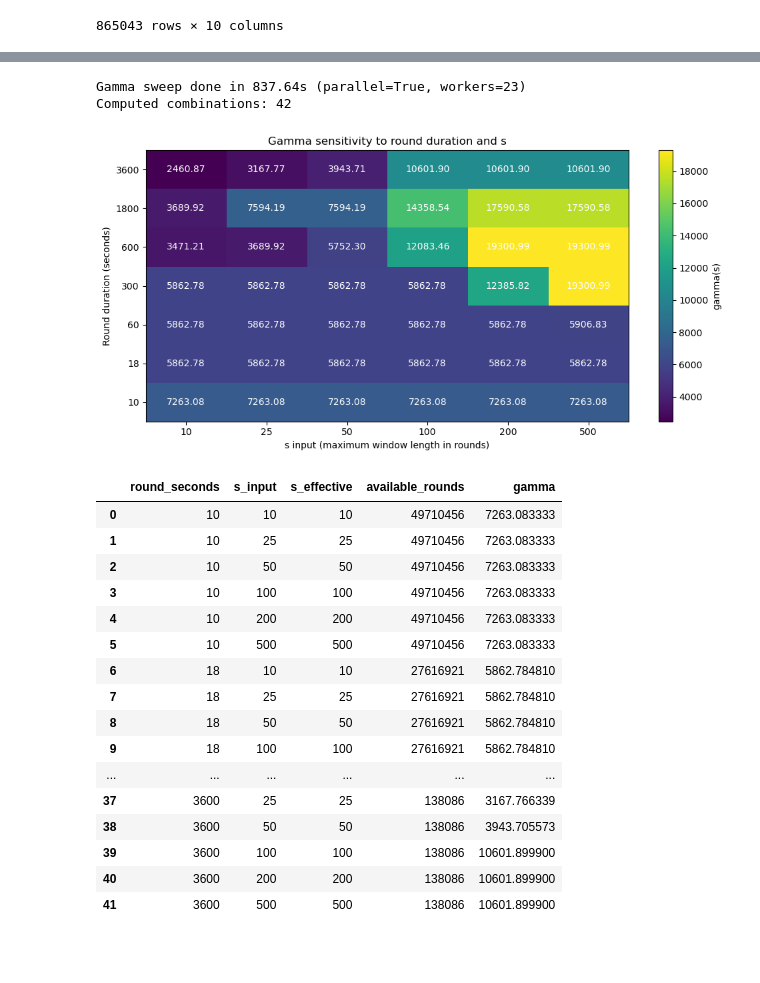
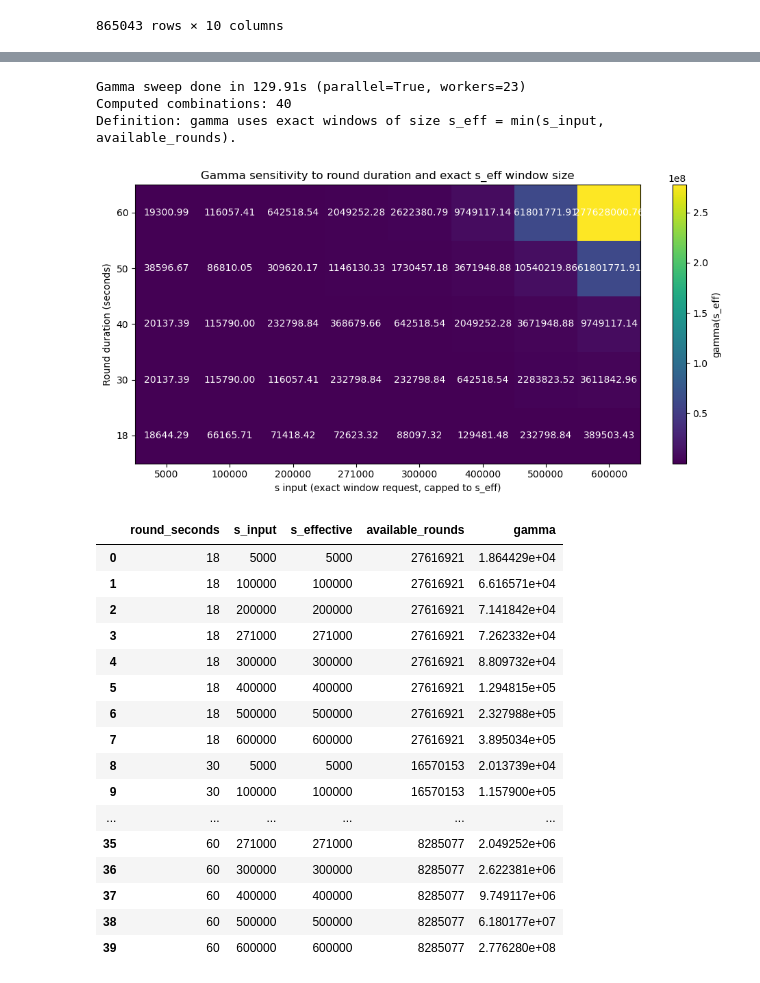
Before and after one commit to loicmiller/variable-mls, a Jupyter notebook: analysis/bitcoin-gamma-estimation.ipynb, the cells around one changed output, grey strips where cells are left out. Saved outputs shown, nothing was run; the diff lists cells and outputs as text; code cells hidden in the pictures; blank space fills up the shorter version.

Commit message:
Gamma analysis

```diff
--- a/analysis/bitcoin-gamma-estimation.ipynb
+++ b/analysis/bitcoin-gamma-estimation.ipynb
@@ -254,7 +254,7 @@ print(' - missing_ratio: missing_rounds / full_rounds')
 print(round_duration_diagnostics)
 
 # Choose a larger round duration to reduce empty-round sparsity.
-ROUND_SECONDS = 600
+ROUND_SECONDS = 18
 
 # Observed rounds only (no fill yet).
 df_rounds_valid = df_valid.copy()
@@ -425,9 +413,9 @@ import time
 import matplotlib.pyplot as plt
 from concurrent.futures import ThreadPoolExecutor
 
-# Sweep both round duration and s to visualize how gamma behaves.
-ROUND_SECONDS_GRID = [10, 18, 60, 300, 600, 1800, 3600]
-S_INPUT_GRID = [10, 25, 50, 100, 200, 500]
+# Sweep round duration and requested s to visualize gamma over exact s_eff windows.
+ROUND_SECONDS_GRID = [18, 30, 40, 50, 60]
+S_INPUT_GRID = [5000, 100000, 200000, 271000, 300000, 400000, 500000, 600000]
 
 # Toggle parallel execution for the parameter sweep.
 USE_PARALLEL = True
@@ -440,7 +428,7 @@ def build_round_hashrate_for_seconds(round_seconds: int) -> pd.DataFrame:
 
         round_idx = floor((block_time - genesis_time) / round_seconds)
 
-    Blocks in the same round are averaged.  The resulting sparse series is then
+    Blocks in the same round are averaged. The resulting sparse series is then
     expanded to cover every consecutive round between the first and last observed
     round, and empty rounds are filled via linear interpolation followed by
     forward/backward fill for any remaining edge gaps.
@@ -452,13 +440,13 @@ def build_round_hashrate_for_seconds(round_seconds: int) -> pd.DataFrame:
     Parameters
     ----------
     round_seconds : int
-        Duration of each round in seconds.  Must be > 0.
+        Duration of each round in seconds. Must be > 0.
 
     Returns
     -------
     pd.DataFrame
         A DataFrame with columns ``round_idx`` (int) and ``hashrate_hs_exact``
-        (float), indexed 0 … N-1, where N = max_round - min_round + 1.  No NaN
+        (float), indexed 0 … N-1, where N = max_round - min_round + 1. No NaN
         values remain after the fill step.
     """
     tmp = df_valid.copy()
@@ -485,22 +473,18 @@ def build_round_hashrate_for_seconds(round_seconds: int) -> pd.DataFrame:
     return completed.reset_index()
 
 def compute_one_combination(task: tuple[int, int, dict[int, pd.DataFrame]]) -> dict[str, float | int]:
-    """Compute the gamma row for one (round_seconds, s_input) parameter combination.
+    """Compute one gamma row for (round_seconds, s_input) using exact s_eff windows.
 
     Looks up the pre-built consecutive-round hashrate series for ``round_seconds``
-    from the shared ``series_map`` and delegates to ``gamma_for_s_hashrate``.
-    The result is returned as a plain dict so it can be collected into a DataFrame
-    after parallel mapping.
-
-    Accepting all inputs as a single tuple allows this function to be passed
-    directly to ``ThreadPoolExecutor.map`` without a lambda or ``functools.partial``.
+    and computes gamma with ``gamma_for_s_hashrate``. Internally, that function
+    evaluates exact windows of length ``s_eff = min(s_input, available_rounds)``.
 
     Parameters
     ----------
     task : tuple[int, int, dict[int, pd.DataFrame]]
         A 3-tuple of:
         - ``round_seconds`` (int): round duration used to look up the hashrate series.
-        - ``s_value`` (int): maximum window length passed to ``gamma_for_s_hashrate``.
+        - ``s_value`` (int): requested window length passed to ``gamma_for_s_hashrate``.
         - ``series_map`` (dict): mapping from round_seconds to the corresponding
           consecutive-round hashrate DataFrame produced by
           ``build_round_hashrate_for_seconds``.
@@ -549,53 +533,55 @@ if USE_PARALLEL and len(combination_tasks) > 1:
         gamma_grid_rows = list(executor.map(compute_one_combination, combination_tasks))
 else:
     gamma_grid_rows = [compute_one_combination(task) for task in combination_tasks]
 
 elapsed = time.perf_counter() - start
 print(f'Gamma sweep done in {elapsed:.2f}s (parallel={USE_PARALLEL}, workers={MAX_WORKERS})')
 print(f'Computed combinations: {len(combination_tasks)}')
+print('Definition: gamma uses exact windows of size s_eff = min(s_input, available_rounds).')
 
 gamma_grid = pd.DataFrame(gamma_grid_rows)
 gamma_heatmap = gamma_grid.pivot(index='round_seconds', columns='s_input', values='gamma')
 
 fig, ax = plt.subplots(figsize=(10, 5))
 image = ax.imshow(gamma_heatmap.values, aspect='auto', origin='lower')
 ax.set_xticks(range(len(gamma_heatmap.columns)))
 ax.set_xticklabels(gamma_heatmap.columns)
 ax.set_yticks(range(len(gamma_heatmap.index)))
 ax.set_yticklabels(gamma_heatmap.index)
-ax.set_xlabel('s input (maximum window length in rounds)')
+ax.set_xlabel('s input (exact window request, capped to s_eff)')
 ax.set_ylabel('Round duration (seconds)')
-ax.set_title('Gamma sensitivity to round duration and s')
+ax.set_title('Gamma sensitivity to round duration and exact s_eff window size')
 
 for row_idx in range(len(gamma_heatmap.index)):
     for col_idx in range(len(gamma_heatmap.columns)):
         value = gamma_heatmap.iloc[row_idx, col_idx]
         ax.text(col_idx, row_idx, f'{value:.2f}', ha='center', va='center', color='white')
 
-fig.colorbar(image, ax=ax, label='gamma(s)')
+fig.colorbar(image, ax=ax, label='gamma(s_eff)')
 plt.tight_layout()
 plt.savefig('gamma-sensitivity-round-duration-vs-s.pdf', format='pdf')
 plt.show()
 
 gamma_grid
 # %% [output]
-Gamma sweep done in 837.64s (parallel=True, workers=23)
-Computed combinations: 42
+Gamma sweep done in 129.91s (parallel=True, workers=23)
+Computed combinations: 40
+Definition: gamma uses exact windows of size s_eff = min(s_input, available_rounds).
-[figure, old version]
+[figure, new version]
 |  | round_seconds | s_input | s_effective | available_rounds | gamma |
-| 0 | 10 | 10 | 10 | 49710456 | 7263.083333 |
-| 1 | 10 | 25 | 25 | 49710456 | 7263.083333 |
-| 2 | 10 | 50 | 50 | 49710456 | 7263.083333 |
-| 3 | 10 | 100 | 100 | 49710456 | 7263.083333 |
-| 4 | 10 | 200 | 200 | 49710456 | 7263.083333 |
-| 5 | 10 | 500 | 500 | 49710456 | 7263.083333 |
-| 6 | 18 | 10 | 10 | 27616921 | 5862.784810 |
-| 7 | 18 | 25 | 25 | 27616921 | 5862.784810 |
-| 8 | 18 | 50 | 50 | 27616921 | 5862.784810 |
-| 9 | 18 | 100 | 100 | 27616921 | 5862.784810 |
+| 0 | 18 | 5000 | 5000 | 27616921 | 1.864429e+04 |
+| 1 | 18 | 100000 | 100000 | 27616921 | 6.616571e+04 |
+| 2 | 18 | 200000 | 200000 | 27616921 | 7.141842e+04 |
+| 3 | 18 | 271000 | 271000 | 27616921 | 7.262332e+04 |
+| 4 | 18 | 300000 | 300000 | 27616921 | 8.809732e+04 |
+| 5 | 18 | 400000 | 400000 | 27616921 | 1.294815e+05 |
+| 6 | 18 | 500000 | 500000 | 27616921 | 2.327988e+05 |
+| 7 | 18 | 600000 | 600000 | 27616921 | 3.895034e+05 |
+| 8 | 30 | 5000 | 5000 | 16570153 | 2.013739e+04 |
+| 9 | 30 | 100000 | 100000 | 16570153 | 1.157900e+05 |
 | ... | ... | ... | ... | ... | ... |
-| 37 | 3600 | 25 | 25 | 138086 | 3167.766339 |
-| 38 | 3600 | 50 | 50 | 138086 | 3943.705573 |
-| 39 | 3600 | 100 | 100 | 138086 | 10601.899900 |
-| 40 | 3600 | 200 | 200 | 138086 | 10601.899900 |
-| 41 | 3600 | 500 | 500 | 138086 | 10601.899900 |
+| 35 | 60 | 271000 | 271000 | 8285077 | 2.049252e+06 |
+| 36 | 60 | 300000 | 300000 | 8285077 | 2.622381e+06 |
+| 37 | 60 | 400000 | 400000 | 8285077 | 9.749117e+06 |
+| 38 | 60 | 500000 | 500000 | 8285077 | 6.180177e+07 |
+| 39 | 60 | 600000 | 600000 | 8285077 | 2.776280e+08 |
```
Also changed, not shown: parts of 15 cells of this notebook, 6 other files.
